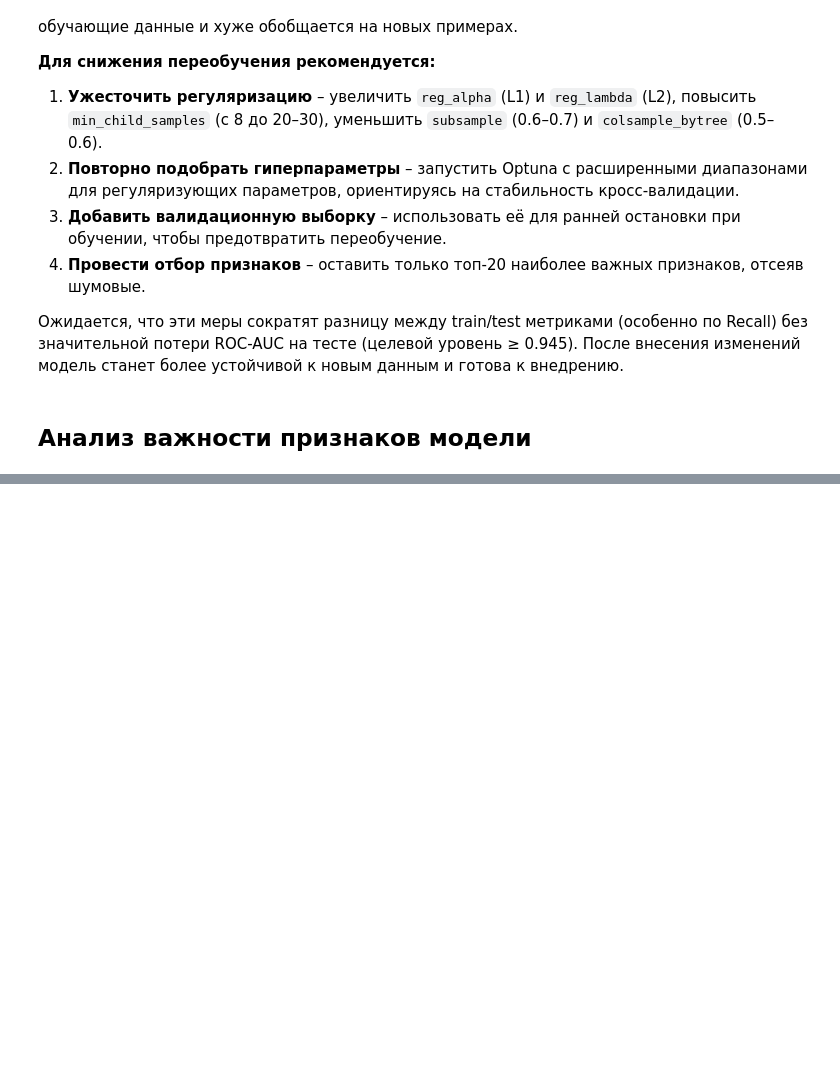
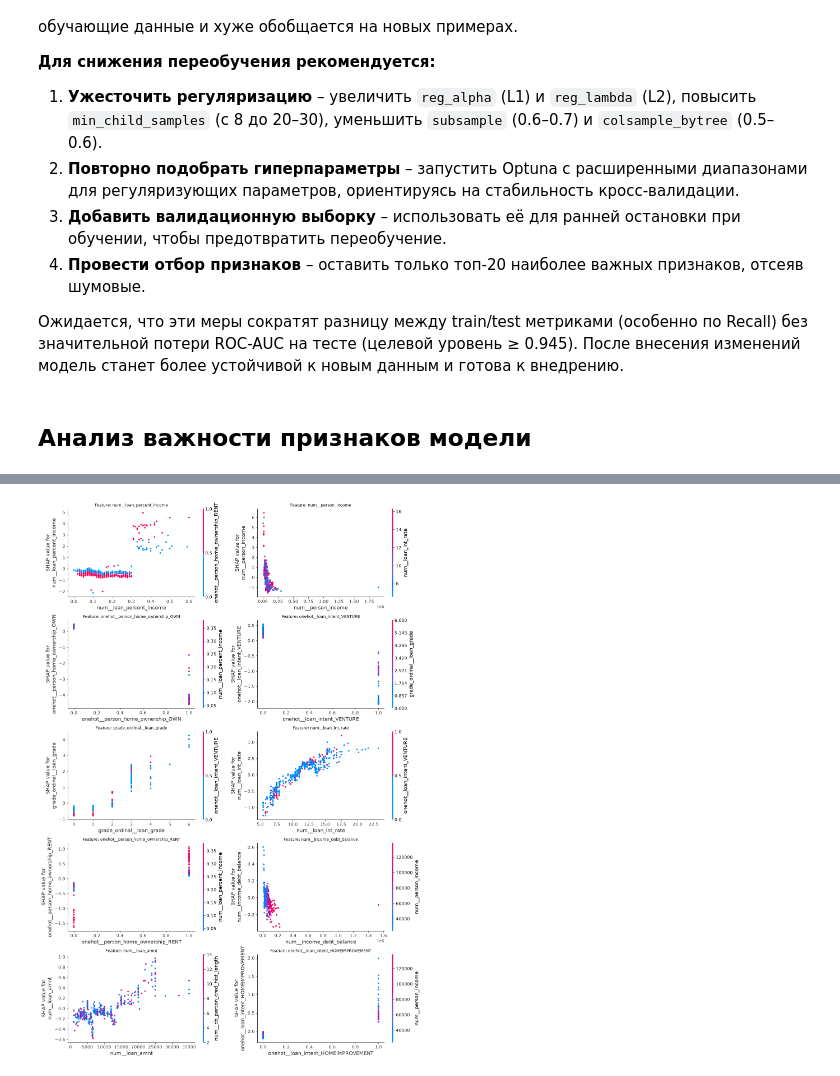
Before and after one commit to null-route-dev/credit-risk-classification, a Jupyter notebook: notebooks/04_models_training.ipynb, the cells around one changed output, grey strips where cells are left out. Saved outputs shown, nothing was run; the diff lists cells and outputs as text; code cells hidden in the pictures; blank space fills up the shorter version.

```diff
--- a/notebooks/04_models_training.ipynb
+++ b/notebooks/04_models_training.ipynb
@@ -741,0 +812,43 @@ display(importance_df.head(20))
+# %%
+# Dependence Plot для самых важных признаков
+
+# Топ-10 признаков по SHAP
+top_features = [
+    "num__loan_percent_income",
+    "num__person_income",
+    "onehot__person_home_ownership_OWN",
+    "onehot__loan_intent_VENTURE",
+    "grade_ordinal__loan_grade",
+    "num__loan_int_rate",
+    "onehot__person_home_ownership_RENT",
+    "num__income_debt_balance",
+    "num__loan_amnt",
+    "onehot__loan_intent_HOMEIMPROVEMENT"
+]
+
+# Количество признаков
+n_features = len(top_features)
+
+# Создаём сетку подграфиков
+fig, axes = plt.subplots(5, 2, figsize=(14, 20))
+axes = axes.flatten()
+
+for i, feature in enumerate(top_features):
+    shap.dependence_plot(
+        feature,
+        shap_values,
+        X_sample,
+        feature_names=feature_names,
+        ax=axes[i],
+        show=False
+    )
+
+    axes[i].set_title(f"Feature: {feature}", fontsize=10)
+
+for j in range(i+1, len(axes)):
+    fig.delaxes(axes[j])
+
+plt.tight_layout()
+plt.show()
+# %% [output]
+[figure, added]
```
Also changed, not shown: parts of 17 cells of this notebook, 2 other files.
